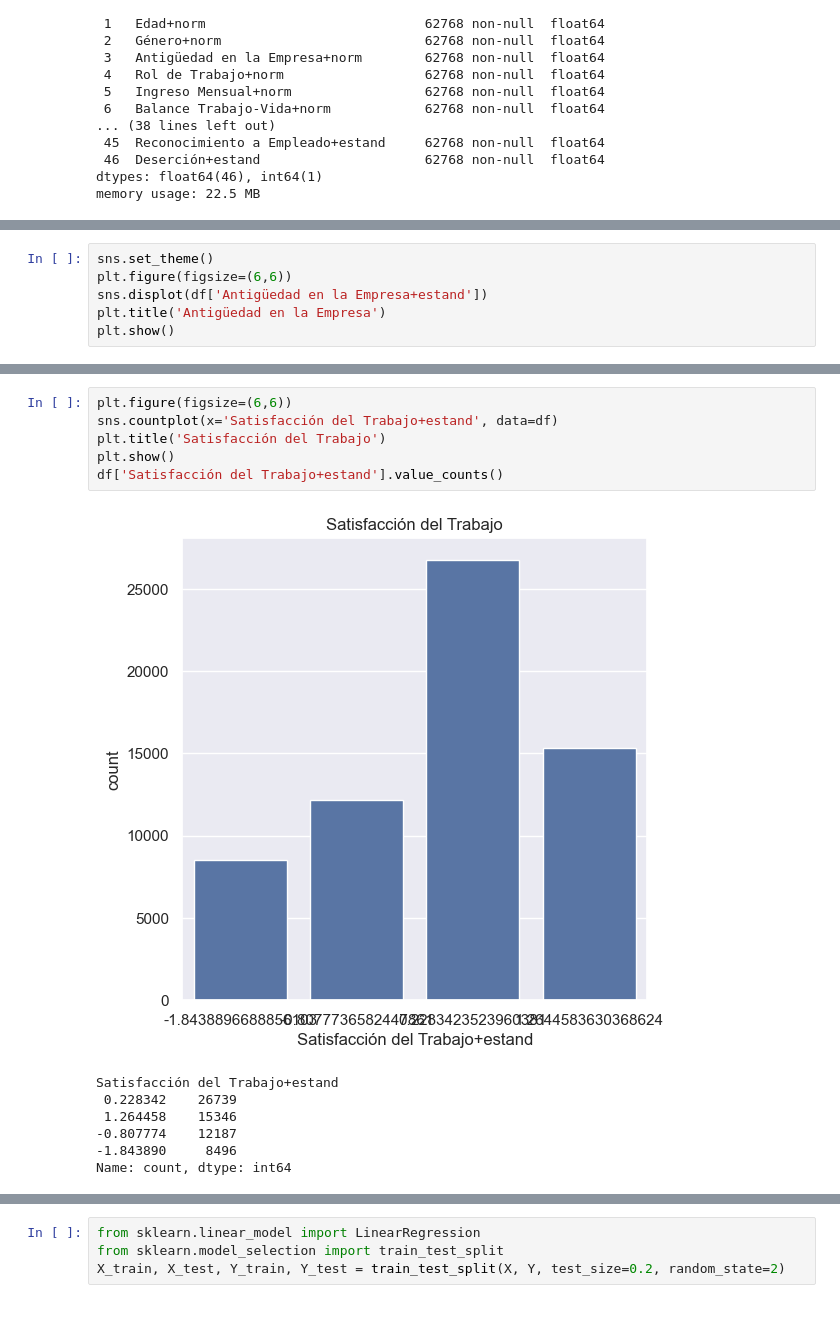
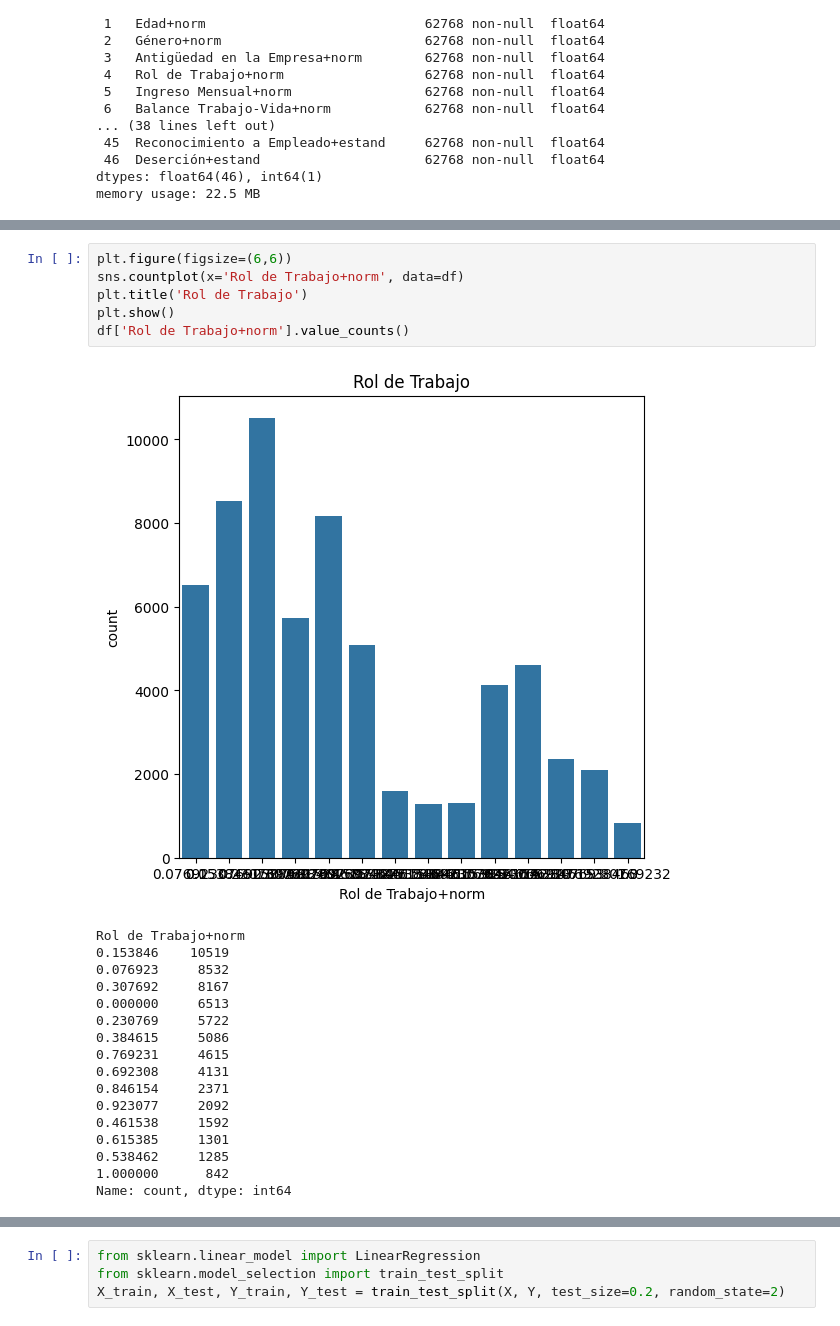
Before and after one commit to equipoPI/EDADesersionEmpleados, a Jupyter notebook: ComparativaAlgoritmos.ipynb, the cells around one changed output, grey strips where cells are left out. Saved outputs shown, nothing was run; the diff lists cells and outputs as text.

```diff
--- a/ComparativaAlgoritmos.ipynb
+++ b/ComparativaAlgoritmos.ipynb
@@ -35,6 +31,0 @@ memory usage: 22.5 MB
-# %%
-sns.set_theme()
-plt.figure(figsize=(6,6))
-sns.displot(df['Antigüedad en la Empresa+estand'])
-plt.title('Antigüedad en la Empresa')
-plt.show()
@@ -44,16 +50,26 @@ plt.show()
 # %%
 plt.figure(figsize=(6,6))
-sns.countplot(x='Satisfacción del Trabajo+estand', data=df)
-plt.title('Satisfacción del Trabajo')
+sns.countplot(x='Rol de Trabajo+norm', data=df)
+plt.title('Rol de Trabajo')
 plt.show()
-df['Satisfacción del Trabajo+estand'].value_counts()
+df['Rol de Trabajo+norm'].value_counts()
 # %% [output]
-[figure, old version]
+[figure, new version]
-Satisfacción del Trabajo+estand
- 0.228342    26739
- 1.264458    15346
--0.807774    12187
--1.843890     8496
+Rol de Trabajo+norm
+0.153846    10519
+0.076923     8532
+0.307692     8167
+0.000000     6513
+0.230769     5722
+0.384615     5086
+0.769231     4615
+0.692308     4131
+0.846154     2371
+0.923077     2092
+0.461538     1592
+0.615385     1301
+0.538462     1285
+1.000000      842
 Name: count, dtype: int64
 # %%
 plt.figure(figsize=(6,6))
```
Also changed, not shown: parts of 32 cells of this notebook.
